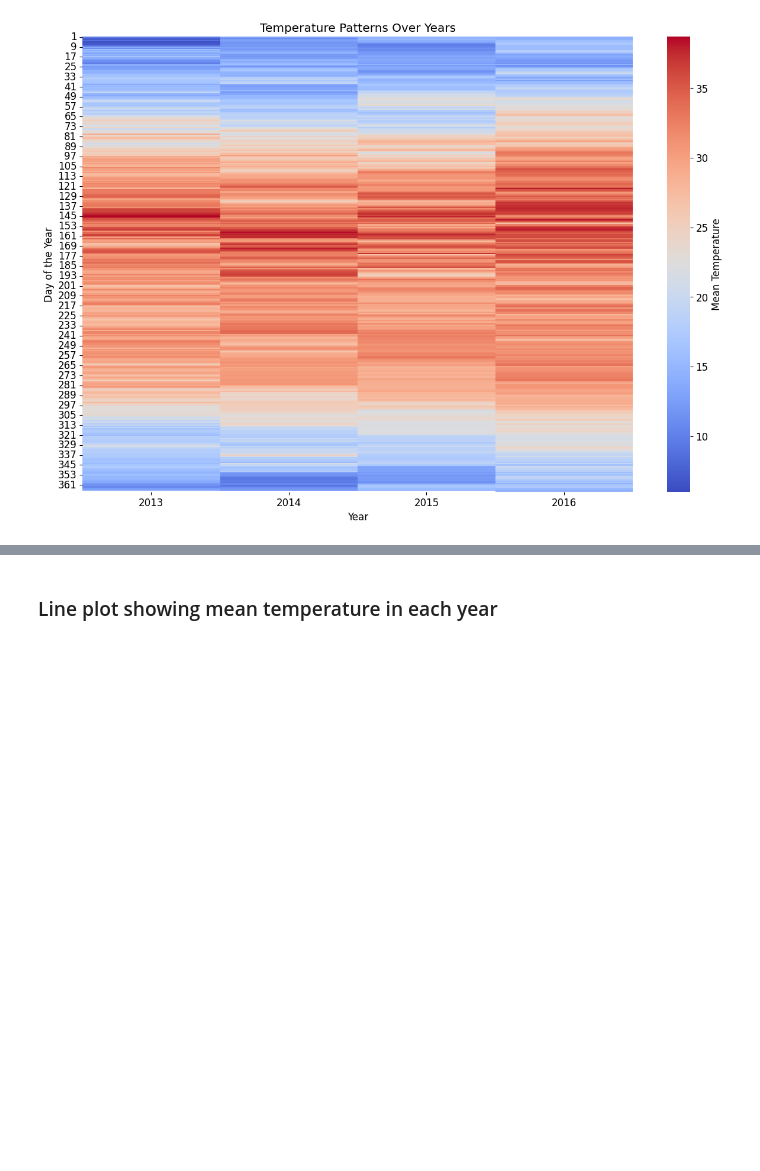
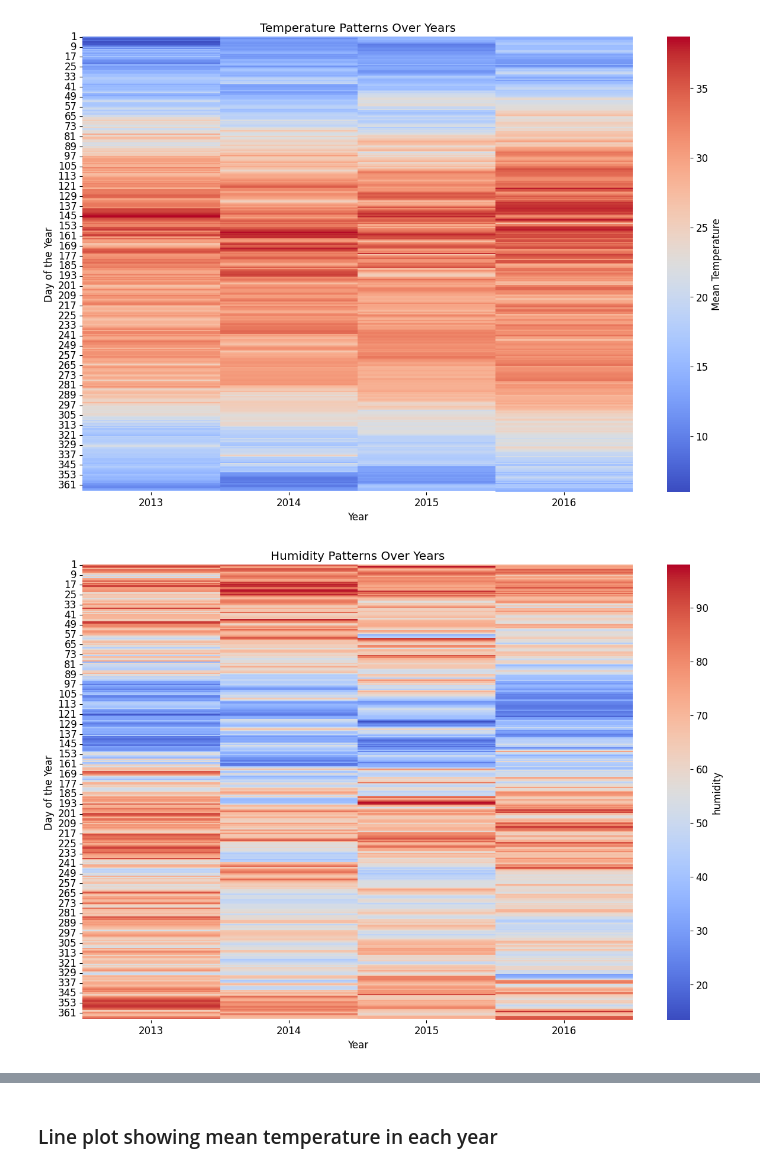
Before and after one commit to nwudochika/CMSC6950_Project, a Jupyter notebook: CMSC6950_Project.ipynb, the cells around one changed output, grey strips where cells are left out. Drawn from its saved outputs; the diff is of its cells as text; code cells hidden in the pictures; blank space fills up the shorter version.

Commit message:
Adding humidity, pressure and windspeed heatmaps

```diff
--- a/CMSC6950_Project.ipynb
+++ b/CMSC6950_Project.ipynb
@@ -382,3 +382,14 @@ plt.ylabel('Day of the Year')
 plt.savefig('Heatmap.pdf')
 # %% [output]
 [figure]
+# %%
+# Now, pivot the table to get years as columns and days of the year as rows.
+pivoted_humid = data.pivot(index='DayOfYear', columns='year', values='humidity')
+
+sns.heatmap(pivoted_humid, cmap='coolwarm', cbar_kws={'label': 'humidity'})
+plt.title('Humidity Patterns Over Years')
+plt.xlabel('Year')
+plt.ylabel('Day of the Year')
+plt.savefig('Heatmap.pdf')
+# %% [output]
+[figure, added]
```
Also changed, not shown: parts of 3 cells of this notebook, 9 other files.
